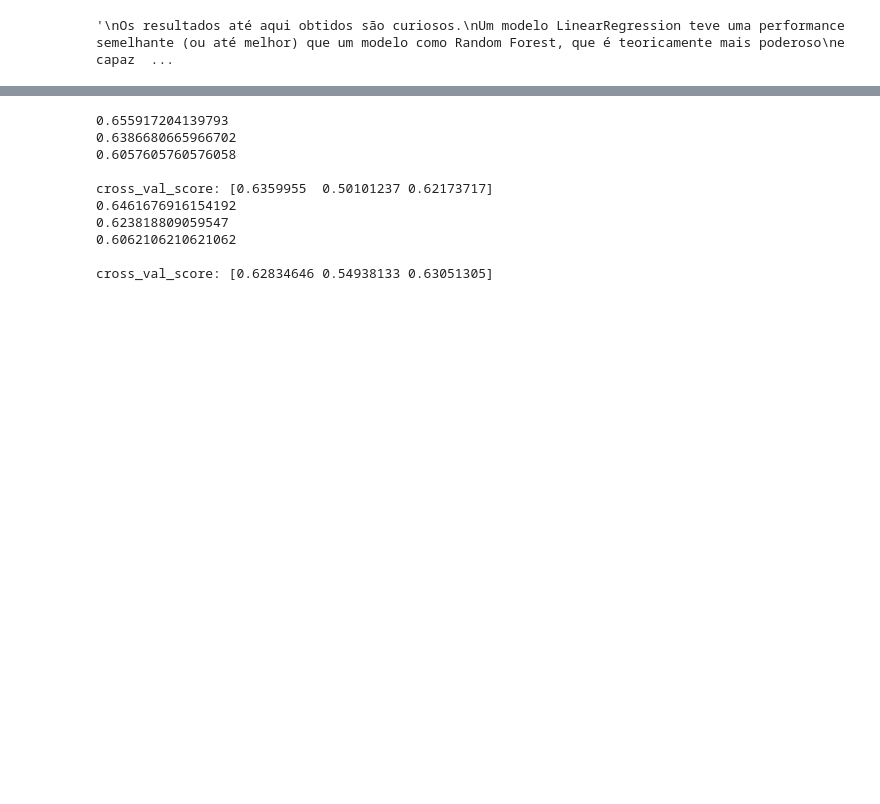
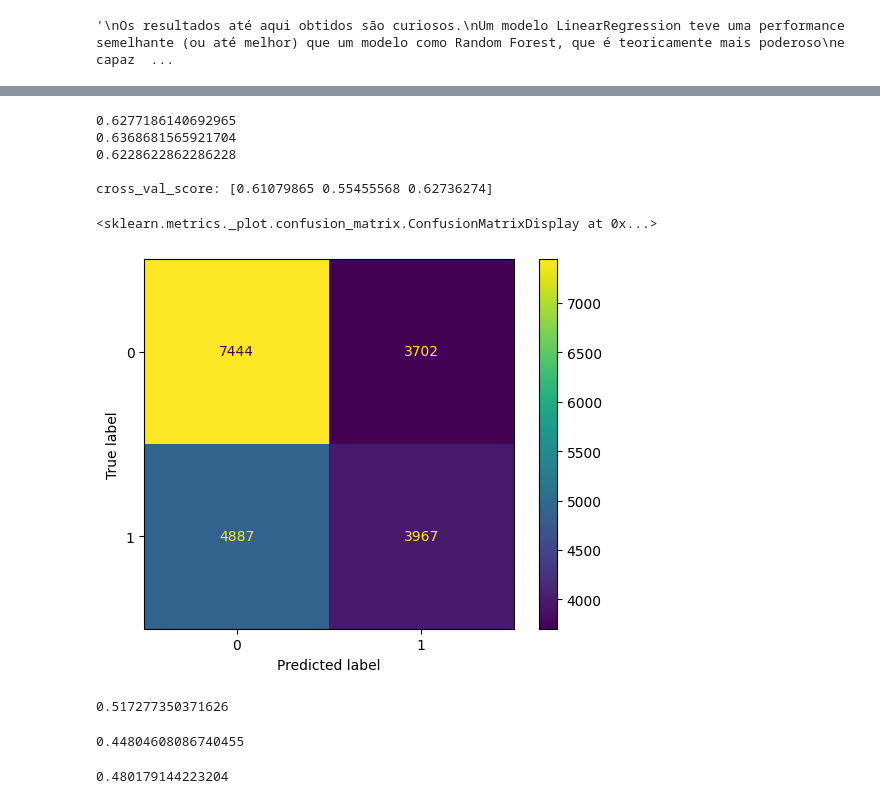
Before and after one commit to Phenriqx/algorithmic-fairness-enem, a Jupyter notebook: testing.ipynb, the cells around one changed output, grey strips where cells are left out. Drawn from its saved outputs; the diff is of its cells as text; code cells hidden in the pictures; blank space fills up the shorter version.

```diff
--- a/testing.ipynb
+++ b/testing.ipynb
@@ -527,29 +524,48 @@ classifier_model2_pipeline = Pipeline([
 # %%
-def train_and_evaluate_model(model_pipeline, metric):
-    kfolds = KFold(n_splits=3)
-    for i, (train_index, test_index) in enumerate(kfolds.split(X)):
-        X_train, X_test = X.iloc[train_index], X.iloc[test_index]
-        y_train, y_test = y_classificacao.iloc[train_index], y_classificacao.iloc[test_index]
+kfolds = KFold(n_splits=3)
+for i, (train_index, test_index) in enumerate(kfolds.split(X)):
+    X_train, X_test = X.iloc[train_index], X.iloc[test_index]
+    y_train, y_test = y_classificacao.iloc[train_index], y_classificacao.iloc[test_index]
 
-        model_pipeline.fit(X_train, y_train)
-        y_pred = model_pipeline.predict(X_test)
+    classifier_model1_pipeline.fit(X_train, y_train)
+    y_pred = classifier_model1_pipeline.predict(X_test)
 
-        n_correct = sum(y_pred == y_test)
-        print(n_correct / len(y_pred))
+    n_correct = sum(y_pred == y_test)
+    print(n_correct / len(y_pred))
 
-    scores = cross_val_score(model_pipeline, X_train, y_train, cv=3, scoring=metric)
-    print(f"\ncross_val_score: {scores}")
+scores = cross_val_score(classifier_model1_pipeline, X_train, y_train, cv=3, scoring='accuracy')
+print(f"\ncross_val_score: {scores}\n")
 
-train_and_evaluate_model(classifier_model1_pipeline, 'accuracy')
-train_and_evaluate_model(classifier_model2_pipeline, 'accuracy')
+# train_and_evaluate_model(classifier_model2_pipeline, 'accuracy')
+
+df_analise = X_test.copy()
+df_analise['real'] = y_test
+df_analise['pred'] = y_pred
 # %% [output]
-0.655917204139793
-0.6386680665966702
-0.6057605760576058
+0.6277186140692965
+0.6368681565921704
+0.6228622862286228
 
-cross_val_score: [0.6359955  0.50101237 0.62173717]
-0.6461676916154192
-0.623818809059547
-0.6062106210621062
-
-cross_val_score: [0.62834646 0.54938133 0.63051305]
+cross_val_score: [0.61079865 0.55455568 0.62736274]
+# %%
+from sklearn.model_selection import cross_val_predict
+
+y_train_pred = cross_val_predict(classifier_model1_pipeline, X, y_classificacao, cv=3)
+# %%
+# confusion_matrix(y_train, y_train_pred)
+ConfusionMatrixDisplay.from_predictions(y_classificacao, y_train_pred)
+# %% [output]
+<sklearn.metrics._plot.confusion_matrix.ConfusionMatrixDisplay at 0x...>
+[figure, added]
+# %%
+precision_score(y_classificacao, y_train_pred)
+# %% [output]
+0.517277350371626
+# %%
+recall_score(y_classificacao, y_train_pred)
+# %% [output]
+0.44804608086740455
+# %%
+f1_score(y_classificacao, y_train_pred)
+# %% [output]
+0.480179144223204
```
Also changed, not shown: parts of 13 cells of this notebook, 3 other files.
